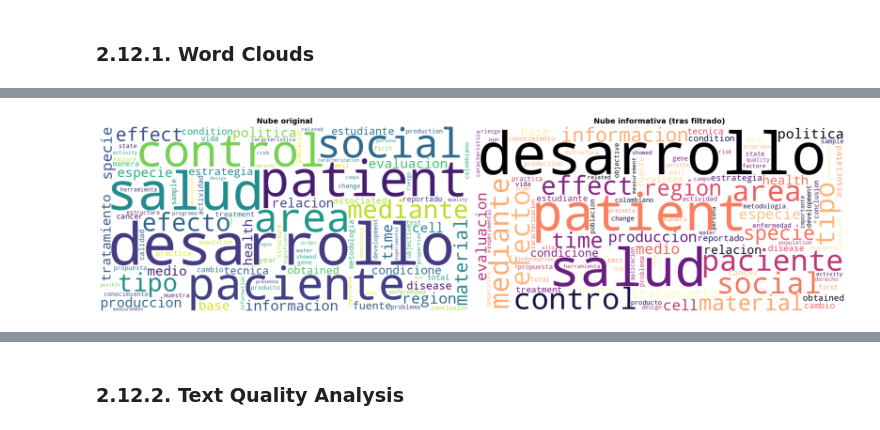
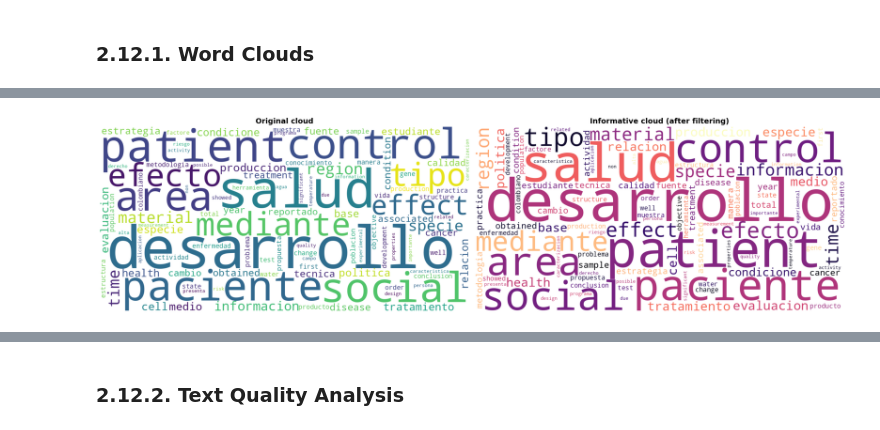
Before and after one commit to fvalderramab/proyecto_horus, a Jupyter notebook: notebooks/01_eda.ipynb, the cells around one changed output, grey strips where cells are left out. Drawn from its saved outputs; the diff is of its cells as text; code cells hidden in the pictures.

```diff
--- a/notebooks/01_eda.ipynb
+++ b/notebooks/01_eda.ipynb
@@ -1331,17 +1355,17 @@ Total de nombres únicos de coautores: 99589
 [figure]
 # %%
 print("=" * 60)
-print("INSPECCIÓN DE FILAS CON MUCHOS COAUTORES")
+print("INSPECTION OF ROWS WITH MANY COAUTHORS")
 print("=" * 60)
 
 # Discretization with custom bins
 bins = [0, 1, 2, 3, 4, 5, 10, 20, 50, 5000]
 labels = ['1', '2', '3', '4', '5', '6-10', '11-20', '21-50', '50+']
 
-productos_bogota['author_groups'] = pd.cut(productos_bogota['num_coautores'], bins=bins, labels=labels)
+products_bogota['author_groups'] = pd.cut(products_bogota['num_coauthors'], bins=bins, labels=labels)
 
 # Plot
-ax = productos_bogota['author_groups'].value_counts()[labels].plot(
+ax = products_bogota['author_groups'].value_counts()[labels].plot(
     kind='bar',
     color='steelblue',
     edgecolor='black',
@@ -1356,12 +1380,12 @@ ax.locator_params(axis='y', nbins=30)
 plt.xticks(rotation=0)
 plt.show()
 
-productos_bogota.drop(columns=['author_groups'])
+products_bogota.drop(columns=['author_groups'], inplace=True)
 
-umbral_outlier = 50  # adjust as needed
-outliers_coautores = productos_bogota[productos_bogota['num_coautores'] > umbral_outlier]
+outlier_threshold = 50  # adjust as needed
+outliers_coauthors = products_bogota[products_bogota['num_coauthors'] > outlier_threshold]
 
-print(f"Filas con más de {umbral_outlier} coautores: {len(outliers_coautores)}")
-display(outliers_coautores.sort_values('num_coautores', ascending=False).head())
+print(f"Rows with more than {outlier_threshold} coauthors: {len(outliers_coauthors)}")
+display(outliers_coauthors.sort_values('num_coauthors', ascending=False).head())
 # %% [output]
 ============================================================
@@ -1910,57 +1934,57 @@ This section provides a deeper analysis of the textual content, focusing on the
 ### 2.12.1. Word Clouds
 # %%
 print("="*60)
-print("Nube de palabras con y sin términos genéricos")
+print("Word cloud: with and without generic terms")
 print("="*60)
 
 # =========================
-# 1) Construcción del texto base
+# 1) Build base text
 # =========================
-texto_base = productos_bogota.apply(
-    lambda row: f"{str(row['Título original']) if pd.notna(row['Título original']) else ''} "
-                f"{str(row['Descripción original']) if pd.notna(row['Descripción original']) else ''}",
+base_text = products_bogota.apply(
+    lambda row: f"{str(row['original_title']) if pd.notna(row['original_title']) else ''} "
+                f"{str(row['original_description']) if pd.notna(row['original_description']) else ''}",
     axis=1
 )
 
-texto_base = texto_base.apply(preprocesar_texto_completo)
-texto_base = texto_base[texto_base.str.len() > 10].copy()
+base_text = base_text.apply(preprocess_text_full)
+base_text = base_text[base_text.str.len() > 10].copy()
 
 # =========================
-# 2) Filtrado automático por frecuencia de documento
+# 2) Automatic document-frequency filtering
 # =========================
-umbral_df = 0.12
+df_threshold = 0.12
 
 doc_freq = Counter()
 
-for texto in texto_base:
-    tokens = set(texto.split())
+for txt in base_text:
+    tokens = set(txt.split())
     doc_freq.update(tokens)
 
-n_docs = len(texto_base)
+n_docs = len(base_text)
 
-stopwords_auto_df = {
+auto_df_stopwords = {
     tok for tok, df in doc_freq.items()
-    if (df / n_docs) >= umbral_df and len(tok) >= 2
+    if (df / n_docs) >= df_threshold and len(tok) >= 2
 }
 
 # =========================
-# 3) Texto informativo (aplica stopwords temáticas y automáticas)
+# 3) Informative text (apply thematic + automatic stopwords)
 # =========================
-def limpiar_todo(texto):
-    return remover_stopwords(texto, stopwords=STOPWORDS_ALL | stopwords_auto_df)
+def clean_all(text):
+    return remove_stopwords(text, stopwords=STOPWORDS_ALL | auto_df_stopwords)
 
-texto_info = texto_base.apply(limpiar_todo)
-texto_info = texto_info[texto_info.str.len() > 10].copy()
+informative_text = base_text.apply(clean_all)
+informative_text = informative_text[informative_text.str.len() > 10].copy()
 
-print(f"Registros válidos (nube original): {len(texto_base)}")
-print(f"Registros válidos (nube informativa): {len(texto_info)}")
-print(f"Términos removidos por filtro automático (DF >= {umbral_df:.0%}): {len(stopwords_auto_df)}")
+print(f"Valid records (original cloud): {len(base_text)}")
+print(f"Valid records (informative cloud): {len(informative_text)}")
+print(f"Terms removed by automatic DF filter (DF >= {df_threshold:.0%}): {len(auto_df_stopwords)}")
 
 # =========================
-# 5) Generación de la nube
+# 5) Generate clouds
 # =========================
-texto_global_original = " ".join(texto_base)
-texto_global_informativo = " ".join(texto_info)
+global_text_original = " ".join(base_text)
+global_text_informative = " ".join(informative_text)
 
 wordcloud_original = WordCloud(
     width=1200,
@@ -1971,9 +1995,9 @@ wordcloud_original = WordCloud(
     relative_scaling=0.5,
     min_font_size=10,
     collocations=False
-).generate(texto_global_original)
+).generate(global_text_original)
 
-wordcloud_informativo = WordCloud(
+wordcloud_informative = WordCloud(
     width=1200,
     height=600,
     background_color='white',
@@ -1982,20 +2006,20 @@ wordcloud_informativo = WordCloud(
     relative_scaling=0.5,
     min_font_size=10,
     collocations=False
-).generate(texto_global_informativo)
+).generate(global_text_informative)
 
 # =========================
-# 6) Visualización
+# 6) Visualization
 # =========================
 fig, axes = plt.subplots(1, 2, figsize=(20,7))
 
 axes[0].imshow(wordcloud_original, interpolation='bilinear')
 axes[0].axis('off')
-axes[0].set_title('Nube original', fontsize=14, fontweight='bold')
+axes[0].set_title('Original cloud', fontsize=14, fontweight='bold')
 
-axes[1].imshow(wordcloud_informativo, interpolation='bilinear')
+axes[1].imshow(wordcloud_informative, interpolation='bilinear')
 axes[1].axis('off')
-axes[1].set_title('Nube informativa (tras filtrado)', fontsize=14, fontweight='bold')
+axes[1].set_title('Informative cloud (after filtering)', fontsize=14, fontweight='bold')
 
 plt.tight_layout()
 plt.show()
@@ -2009,4 +2033,4 @@ Términos removidos por filtro automático (DF >= 12%): 0
-[figure, old version]
+[figure, new version]
 # %%
 # ==========================================================
 # NUBES DE PALABRAS POR FACULTAD (TOP 3)
```
Also changed, not shown: parts of 40 cells of this notebook.
